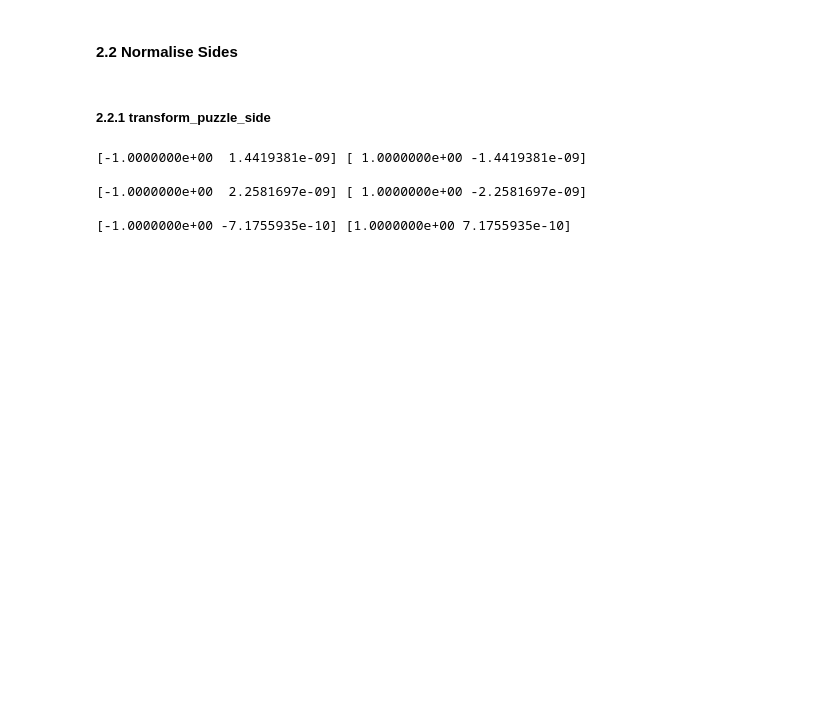
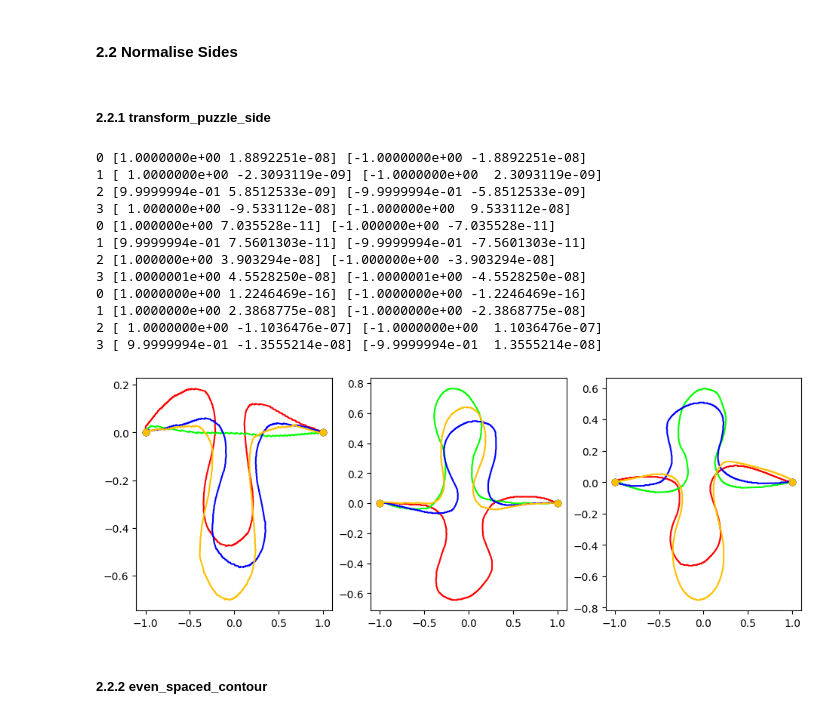
Before and after one commit to mamello-justice/computer-vision, a Jupyter notebook: Lab6/src/Lab 6.ipynb, the cells around one changed output. Cells and saved outputs as stored; diff of their text form; code cells hidden in the pictures; blank space fills up the shorter version.

```diff
--- a/Lab6/src/Lab 6.ipynb
+++ b/Lab6/src/Lab 6.ipynb
@@ -182,23 +170,42 @@ def transform_puzzle_side(contour):
 
     # Rotate
     end = contour[-1]
-    theta = np.arctan2(end[1], end[0])
+    theta = np.arctan2(end[1], end[0]) + np.pi # + np.pi to rotate 180deg (protruding top, sunken bottom)
 
     c = np.cos(-theta)
     s = np.sin(-theta)
-    rotated = (np.array([[c, -s], [s, c]]) @ contour.T).T
+    rotated = (np.array([[c, -s], [s, c]], dtype=np.float32) @ contour.T).T
 
     return rotated
 # %%
 transformed_sides = [[transform_puzzle_side(side) for side in image_sides] for image_sides in side_contours]
-# %%
-for i, idx in enumerate(drawn_images):
-    image_sides = transformed_sides[idx]
-    print(image_sides[0][0], image_sides[0][-1])
-    print()
-# %% [output]
-[-1.0000000e+00  1.4419381e-09] [ 1.0000000e+00 -1.4419381e-09]
-
-[-1.0000000e+00  2.2581697e-09] [ 1.0000000e+00 -2.2581697e-09]
-
-[-1.0000000e+00 -7.1755935e-10] [1.0000000e+00 7.1755935e-10]
+# %%
+def draw_samples(samples):
+    fig = plt.figure(figsize=(len(samples)*4, 4))
+
+    for i, idx in enumerate(drawn_images):
+        ax = fig.add_subplot(1, len(samples), i+1)
+
+        for j, side in enumerate(samples[idx]):
+            print(j, side[0], side[-1])
+            ax.plot(side[:, 0], side[:, 1], color=side_colors[j])
+            ax.plot(*side[0], color=side_colors[j], marker="o")
+            ax.plot(*side[-1], color=side_colors[j], marker="o")
+# %%
+draw_samples(transformed_sides)
+# %% [output]
+0 [1.0000000e+00 1.8892251e-08] [-1.0000000e+00 -1.8892251e-08]
+1 [ 1.0000000e+00 -2.3093119e-09] [-1.0000000e+00  2.3093119e-09]
+2 [9.9999994e-01 5.8512533e-09] [-9.9999994e-01 -5.8512533e-09]
+3 [ 1.000000e+00 -9.533112e-08] [-1.000000e+00  9.533112e-08]
+0 [1.000000e+00 7.035528e-11] [-1.000000e+00 -7.035528e-11]
+1 [9.9999994e-01 7.5601303e-11] [-9.9999994e-01 -7.5601303e-11]
+2 [1.000000e+00 3.903294e-08] [-1.000000e+00 -3.903294e-08]
+3 [1.0000001e+00 4.5528250e-08] [-1.0000001e+00 -4.5528250e-08]
+0 [1.0000000e+00 1.2246469e-16] [-1.0000000e+00 -1.2246469e-16]
+1 [1.0000000e+00 2.3868775e-08] [-1.0000000e+00 -2.3868775e-08]
+2 [ 1.0000000e+00 -1.1036476e-07] [-1.0000000e+00  1.1036476e-07]
+3 [ 9.9999994e-01 -1.3555214e-08] [-9.9999994e-01  1.3555214e-08]
+[figure, added]
+# %% [markdown]
+##### 2.2.2 even_spaced_contour
```
Also changed, not shown: parts of 10 cells of this notebook.
